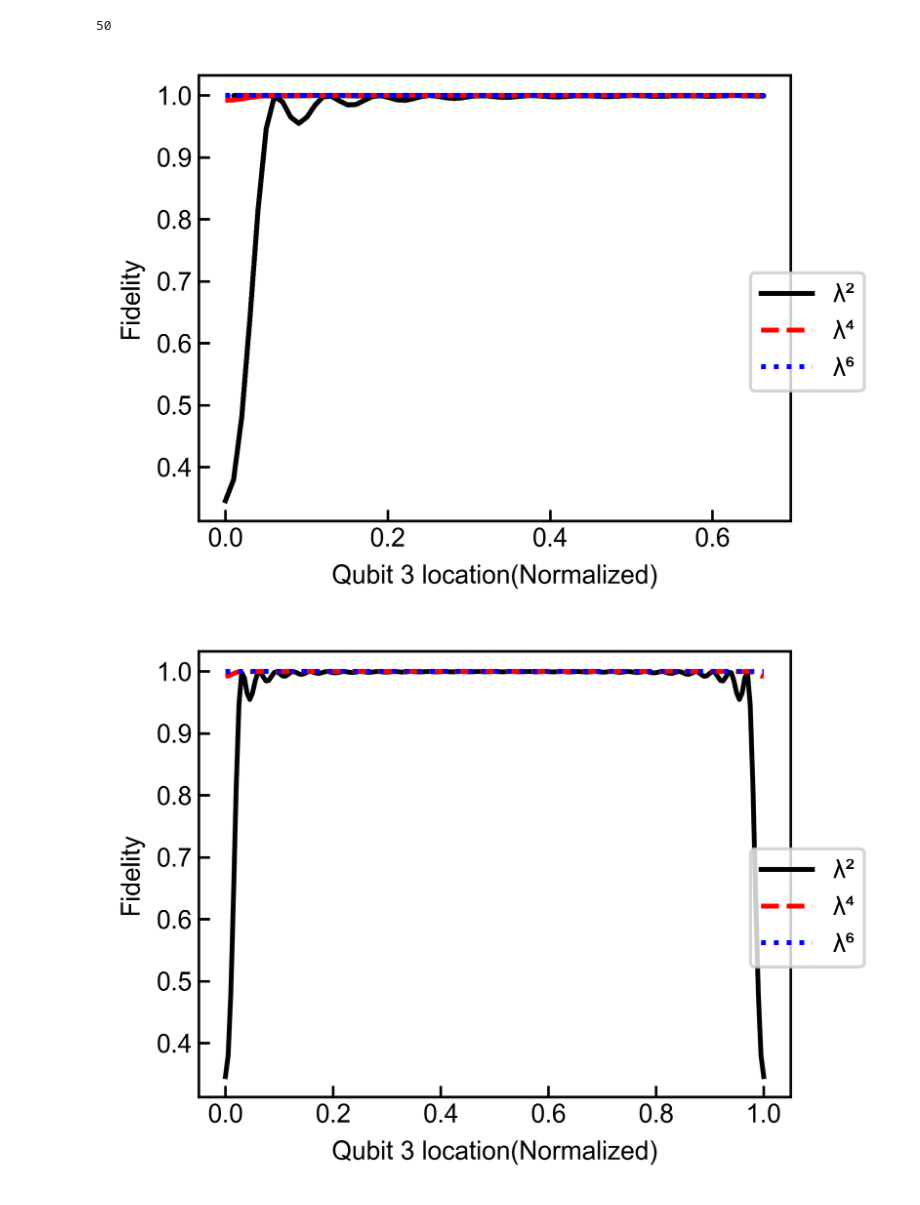
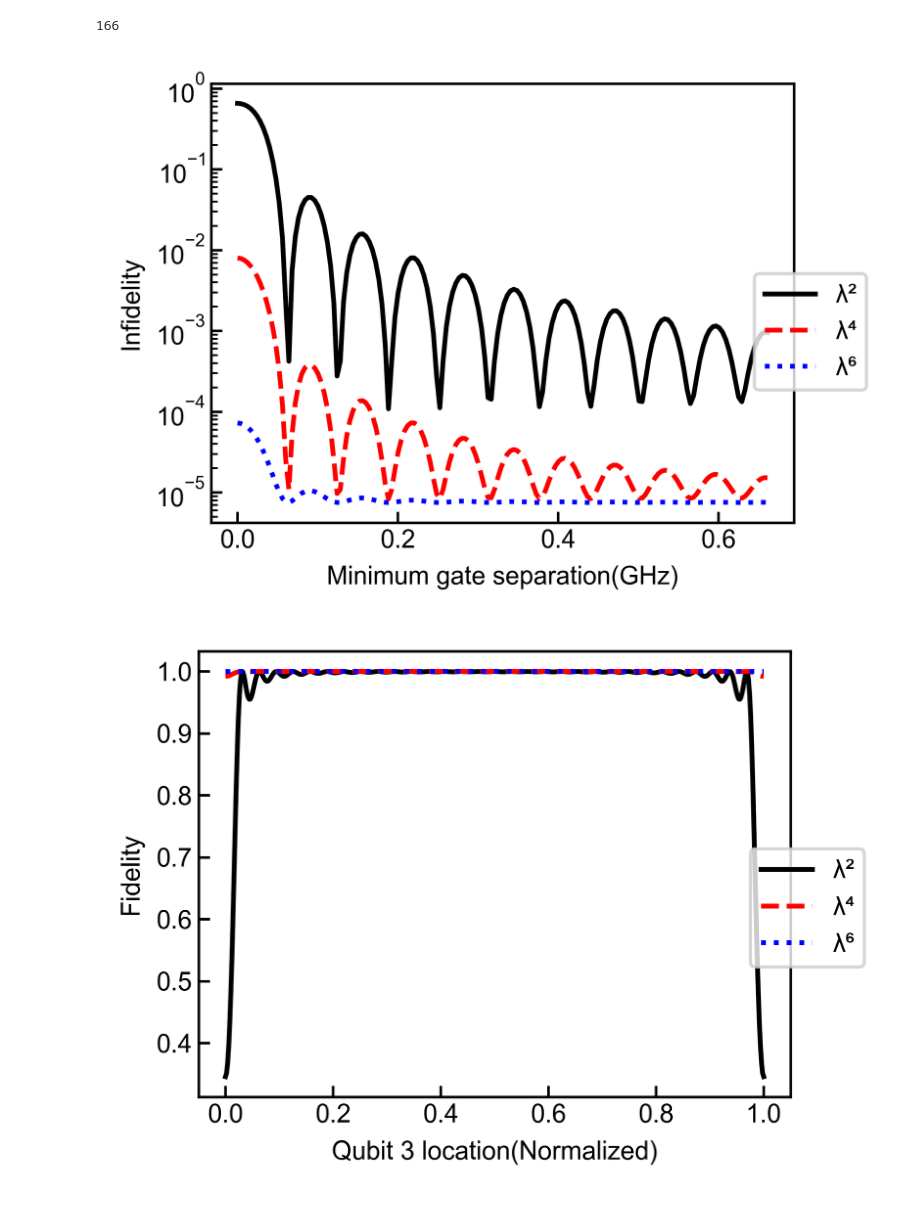
Before and after one commit to Pitt-JonesLab/quantum_logical, a Jupyter notebook: src/notebooks/pulse_sim/spectator_experiment.ipynb, the cells around one changed output. Drawn from its saved outputs; the diff is of its cells as text; code cells hidden in the pictures.

```diff
--- a/src/notebooks/pulse_sim/spectator_experiment.ipynb
+++ b/src/notebooks/pulse_sim/spectator_experiment.ipynb
@@ -7,7 +7,7 @@ plt.style.use(['ieee'])
 plt.rcParams["font.family"] = "Arial"
 plt.rcParams['mathtext.rm'] = 'Arial'
 # %%
-frequencies_qubit3 = np.linspace(4.000001, 5.9999999, 200)
+frequencies_qubit3 = np.linspace(4.000001, 5.9999999, 500)
 mag_amp = [[.1, 1.9665551839464883], [.2, 0.4916387959866221], [.3, 0.21872909698996654], [.4, 0.12304347826086957]]
 dict1 = {'0':'\u2070','1':'\u00b9','2':'\u00b2',
          '3':'\u00b3','4':'\u2074','5':'\u2075',
@@ -68,33 +68,50 @@ sep2_new.clear()
 fids4_new.clear()
 fids6_new.clear()
 # %%
-for i in range(int(len(fids2) / 4)):
+infid2 = []
+infid4 = []
+infid6 = []
+infid2_new = []
+infid4_new = []
+infid6_new = []
+
+for i in range(len(fids2)):
+    infid2.append(1 - fids2[i])
+    infid4.append(1 - fids4[i])
+    infid6.append(1 - fids6[i])
+
+for i in range(int(len(fids2) / 3)):
     fids2_new.append(fids2[i])
     sep2_new.append(separation2[i])
     fids4_new.append(fids4[i])
     fids6_new.append(fids6[i])
+    infid2_new.append(infid2[i])
+    infid4_new.append(infid4[i])
+    infid6_new.append(infid6[i])
 
 len(fids2_new)
 # %% [output]
-50
+166
 # %%
 fig, axs = plt.subplots()
-axs.plot(separation2, fids2, label = 'λ{}'.format(dict1.get('2')))
-axs.plot(separation2, fids4, label = 'λ{}'.format(dict1.get('4')))
-axs.plot(separation2, fids6, label = 'λ{}'.format(dict1.get('6')))
+axs.plot(sep2_new, infid2_new, label = 'λ{}'.format(dict1.get('2')))
+axs.plot(sep2_new, infid4_new, label = 'λ{}'.format(dict1.get('4')))
+axs.plot(sep2_new, infid6_new, label = 'λ{}'.format(dict1.get('6')))
 axs.tick_params(axis="y",direction="in", pad=2)
 axs.tick_params(axis="x",direction="in", pad=2)
 fig.legend(loc = 'center right')
 fig.show()
-axs.set_xlabel('Qubit 3 location(Normalized)')
-axs.set_ylabel('Fidelity')
+axs.set_xlabel('Minimum gate separation(GHz)')
+axs.set_ylabel('Infidelity')
 axs.tick_params(axis="y",direction="in", pad=2)
 axs.tick_params(axis="x",direction="in", pad=2)
+axs.tick_params(which='minor', direction = 'in')
+plt.yscale("log")
 image_format = 'svg' # e.g .png, .svg, etc.
 image_name = 'spectator_experiment_part_2.svg'
 fig.savefig(image_name, format=image_format, dpi=1200)
 # %% [output]
-[figure, old version]
+[figure, new version]
 # %%
 fig, axs = plt.subplots()
 axs.plot(normalized_freq, fids2, label = 'λ{}'.format(dict1.get('2')))
```
Also changed, not shown: 2 other files.
